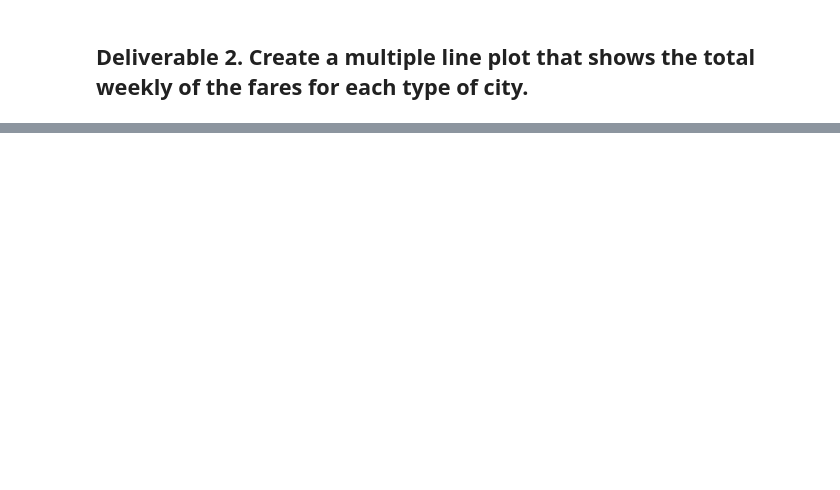
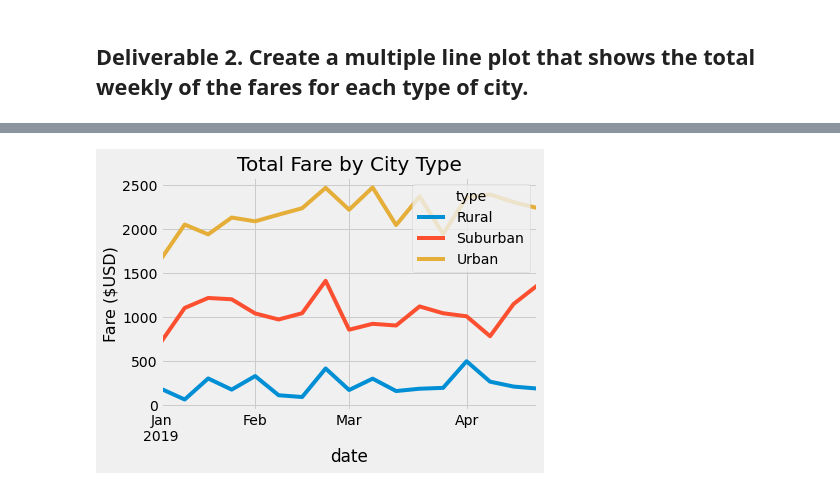
Before and after one commit to chreroax1/PyBer_Analysis, a Jupyter notebook: PyBer_Challenge.ipynb, the cells around one changed output, grey strips where cells are left out. Cells and saved outputs as stored; diff of their text form; code cells hidden in the pictures; blank space fills up the shorter version.

```diff
--- a/PyBer_Challenge.ipynb
+++ b/PyBer_Challenge.ipynb
@@ -144,3 +169,8 @@ TypeError: unsupported format string passed to Series.__format__
 # %%
 # 4. Create a pivot table with the 'date' as the index, the columns ='type', and values='fare'
 # to get the total fares for each type of city by the date.
+# In Step 11, use the pivot() function to convert the DataFrame from Step 10 so that the index is the "date," each
+# column is a city "type," and the values are the "fare."
+
+city_by_date_df = total_fare_date_df.pivot(index='date', columns='type', values='fare')
+city_by_date_df.head()
@@ -147,2 +185,5 @@ TypeError: unsupported format string passed to Series.__format__
 # %%
 # 5. Create a new DataFrame from the pivot table DataFrame using loc on the given dates, '2019-01-01':'2019-04-29'.
+# In Step 12, create a new DataFrame by using the loc method on the following date range: 2019-01-01 through 2019-04-29.
+date_time_df = city_by_date_df.loc['2019-01-01' : '2019-04-29']
+date_time_df.head()
@@ -149,3 +198,9 @@ TypeError: unsupported format string passed to Series.__format__
 # %%
 # 6. Set the "date" index to datetime datatype. This is necessary to use the resample() method in Step 8.
 # df.index = pd.to_datetime(df.index)
+
+# In Step 13, use the provided code snippet to reset the index of the DataFrame from Step 12 to a datetime data type.
+#  This is necessary to use the resample() method in Step 15.
+date_time_df.index = pd.to_datetime(date_time_df.index)
+
+date_time_df.head()
@@ -154,2 +231,7 @@ TypeError: unsupported format string passed to Series.__format__
 # %%
 # 8. Create a new DataFrame using the "resample()" function by week 'W' and get the sum of the fares for each week.
+# In Step 15, create a new DataFrame by applying the resample() function to the DataFrame you modified in Step 13.
+# Resample the data in weekly bins, then apply the sum() method to get the total fares for each week.
+sum_ea_week_df = date_time_df.resample('W').sum()
+
+sum_ea_week_df
@@ -156,7 +258,15 @@ TypeError: unsupported format string passed to Series.__format__
 # %%
 # 8. Using the object-oriented interface method, plot the resample DataFrame using the df.plot() function.
 
 # Import the style from Matplotlib.
 from matplotlib import style
 # Use the graph style fivethirtyeight.
 style.use('fivethirtyeight')
+
+sum_ea_week_df.plot.line()
+plt.title("Total Fare by City Type", fontsize=20)
+plt.ylabel("Fare ($USD)", fontsize=16)
+
+plt.savefig("analysis/PyBer_fare_summary.png")
+# %% [output]
+[figure, added]
```
Also changed, not shown: parts of 15 cells of this notebook, 3 other files.
